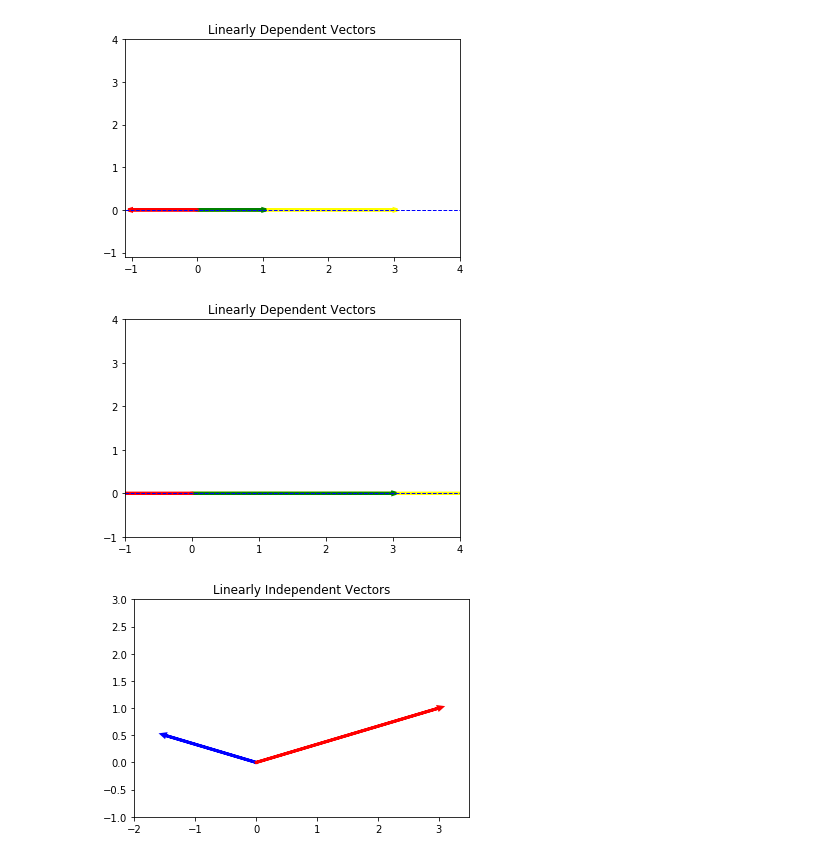
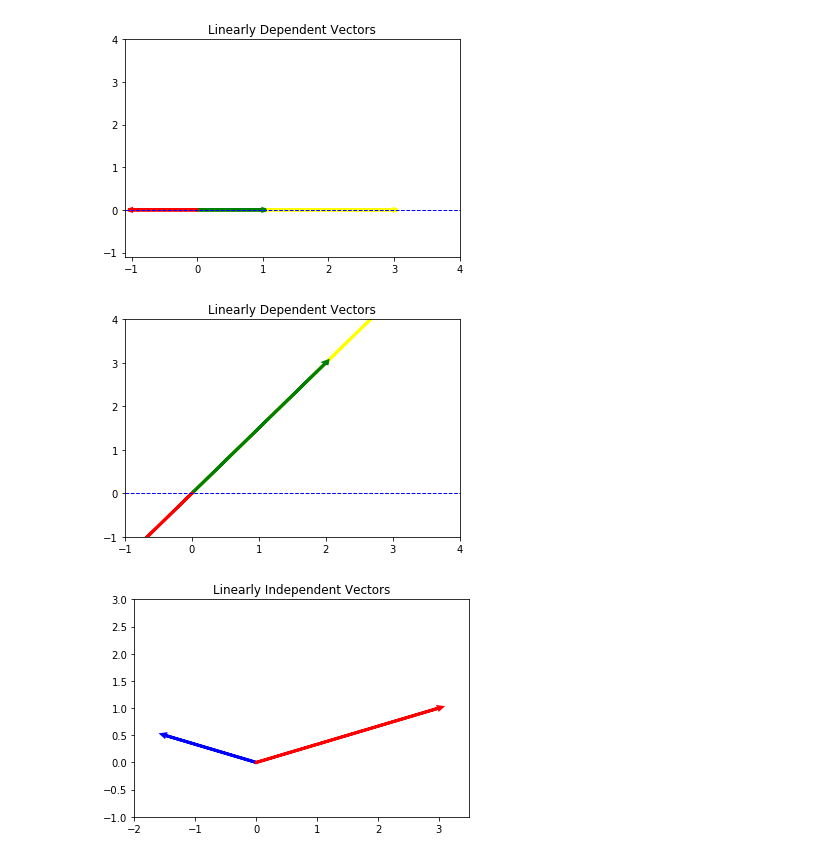
Before and after one commit to lmstephens/DS-Unit-1-Sprint-3-Linear-Algebra, a Jupyter notebook: module2-intermediate-linear-algebra/LS_DS_132_Intermediate_Linear_Algebra_Assignment.ipynb, the cells around one changed output. Drawn from its saved outputs; the diff is of its cells as text; code cells hidden in the pictures.

```diff
--- a/module2-intermediate-linear-algebra/LS_DS_132_Intermediate_Linear_Algebra_Assignment.ipynb
+++ b/module2-intermediate-linear-algebra/LS_DS_132_Intermediate_Linear_Algebra_Assignment.ipynb
@@ -314,31 +314,31 @@ plt.show()
 # %%
 #linearly dependant
 # Axis Bounds
 plt.xlim(-1,4)
 plt.ylim(-1,4)
 
 # Original Vector
-v = [3,0]
+v = [2,3]
 
 # Scaled Vectors
 v2 = np.multiply(3, v)
 v3 = np.multiply(-1,v)
 
 # Get Vals for L
 axes = plt.gca()
 x_vals = np.array(axes.get_xlim())
 y_vals = 0*x_vals
 
 # Plot Vectors and L
 plt.plot(x_vals, y_vals, '--', color='b', linewidth=1)
 plt.arrow(0,0, v2[0], v2[1], linewidth=3, head_width=.05, head_length=0.05, color ='yellow')
 plt.arrow(0,0, v[0], v[1], linewidth=3, head_width=.05, head_length=0.05, color ='green')
 plt.arrow(0,0, v3[0], v3[1], linewidth=3, head_width=.05, head_length=0.05, color ='red')
 
 plt.title("Linearly Dependent Vectors")
 plt.show()
 # %% [output]
-[figure, old version]
+[figure, new version]
 # %%
 #linearly independent - vectors that don't lie on the same line as each other which means there should be a combination that could represent any vector in the space
 # Axis Bounds
```
